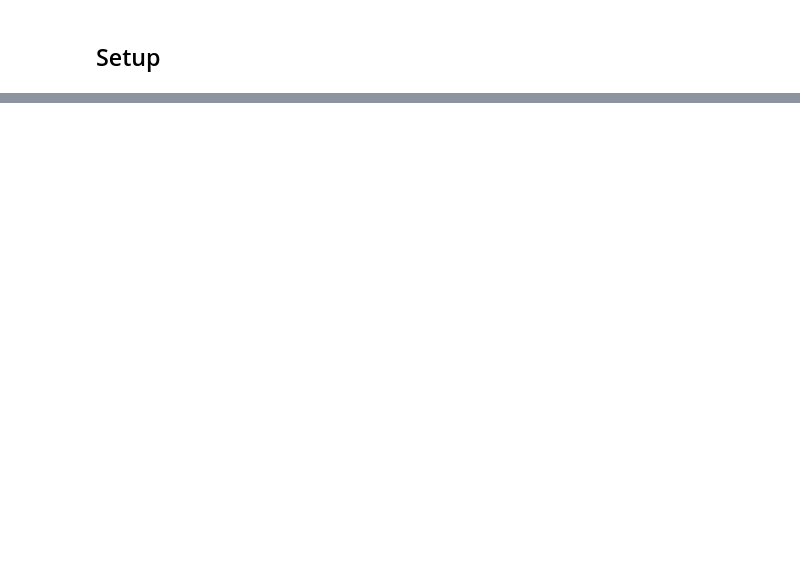
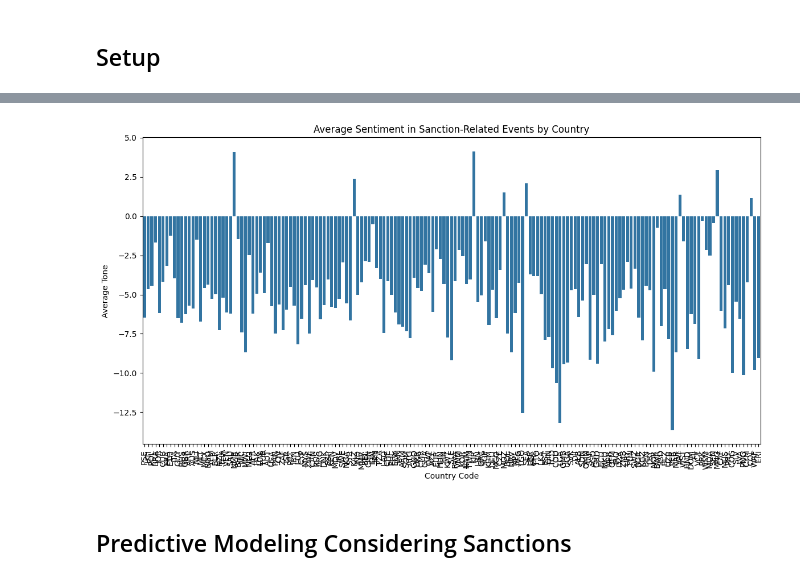
Before and after one commit to glev1/factored-datathon-2024-seed42, a Jupyter notebook: notebooks/sanction_analysis.ipynb, the cells around one changed output, grey strips where cells are left out. Cells and saved outputs as stored; diff of their text form; code cells hidden in the pictures; blank space fills up the shorter version.

```diff
--- a/notebooks/sanction_analysis.ipynb
+++ b/notebooks/sanction_analysis.ipynb
@@ -107,0 +124,19 @@ plt.show()
+# %%
+# Group by Actor1CountryCode and calculate average tone for sanction-related events
+sanction_sentiment_by_country = sanctions_df.groupBy('Actor1CountryCode').agg(avg('AvgTone').alias('AvgTone'))
+
+# Convert to Pandas for visualization
+sanction_sentiment_by_country_pd = sanction_sentiment_by_country.toPandas()
+
+# Visualization
+plt.figure(figsize=(14, 7))
+sns.barplot(x='Actor1CountryCode', y='AvgTone', data=sanction_sentiment_by_country_pd)
+plt.title('Average Sentiment in Sanction-Related Events by Country')
+plt.xlabel('Country Code')
+plt.ylabel('Average Tone')
+plt.xticks(rotation=90)
+plt.show()
+# %% [output]
+[figure, added]
+# %% [markdown]
+## Predictive Modeling Considering Sanctions
```
Also changed, not shown: parts of 29 cells of this notebook, 3 other files.
